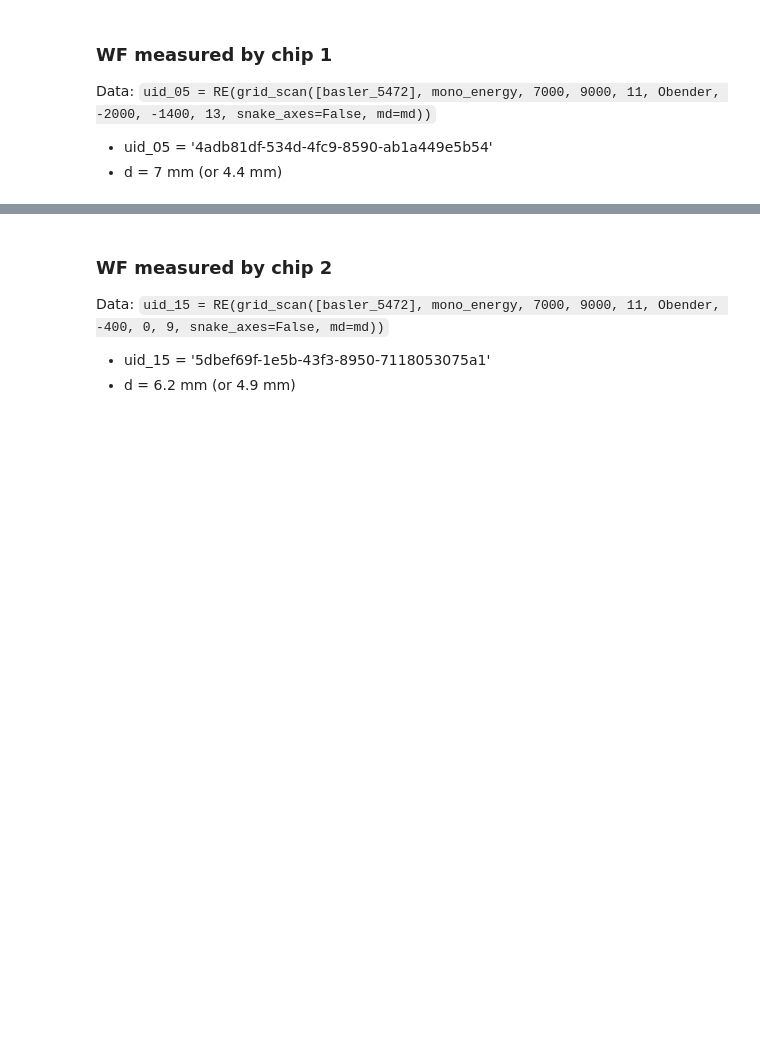
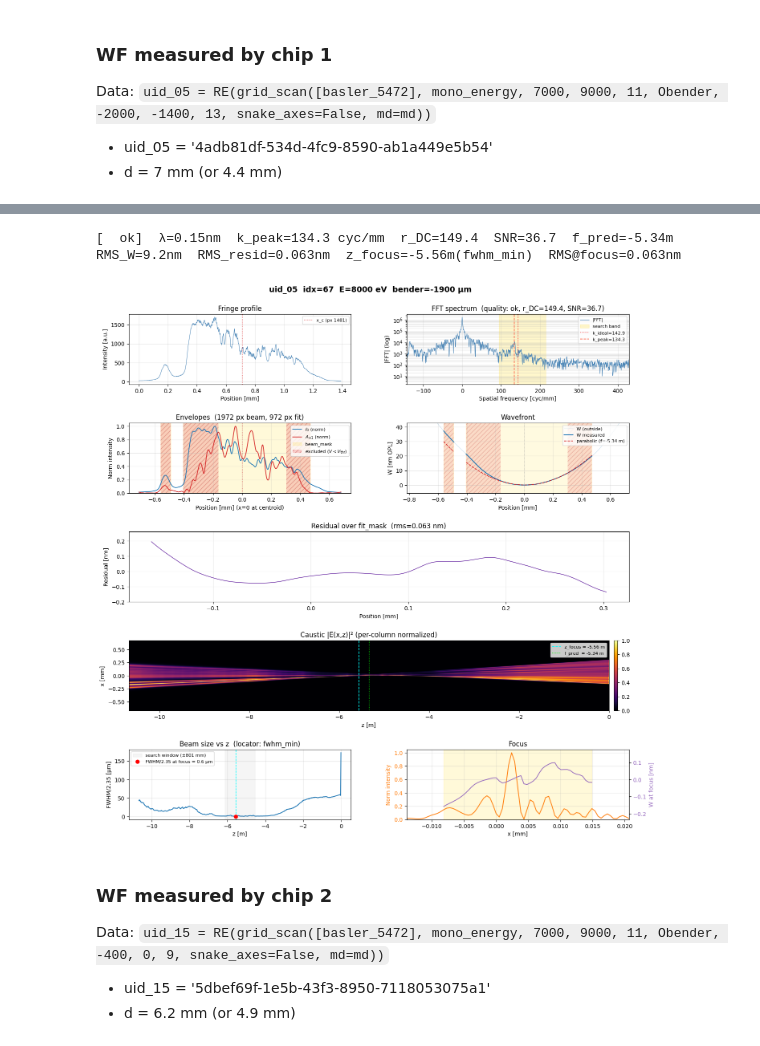
Before and after one commit to dream-beam/nabla, a Jupyter notebook: wfs-als531/20260610_fwh_wfs_scan.ipynb, the cells around one changed output, grey strips where cells are left out. Cells and saved outputs as stored; diff of their text form; code cells hidden in the pictures; blank space fills up the shorter version.

```diff
--- a/wfs-als531/20260610_fwh_wfs_scan.ipynb
+++ b/wfs-als531/20260610_fwh_wfs_scan.ipynb
@@ -906,3 +580,17 @@ result = wfl.quick_look(
+# %%
+# --- Cell C: single-frame reconstruction ---
+
+result = wfl.quick_look(
+    images[idx], dx_m, grating_pitch_m, wavelength_m_arr[idx], z_gd_m,
+    y_roi=y_roi, axis=1,
+    propagate=True,
+    caustic_amplitude='gated', V_threshold=0.5,
+    fill_gaps=False,
+    title=f'uid_05  idx={idx}  E={energy_eV[idx]:.0f} eV  bender={bender_um[idx]:.0f} µm',
+)
+# %% [output]
+[  ok]  λ=0.15nm  k_peak=134.3 cyc/mm  r_DC=149.4  SNR=36.7  f_pred=-5.34m  RMS_W=9.2nm  RMS_resid=0.063nm  z_focus=-5.56m(fwhm_min)  RMS@focus=0.063nm
+[figure, added]
 # %% [markdown]
 ### WF measured by chip 2
 
```
Also changed, not shown: parts of 40 cells of this notebook.
